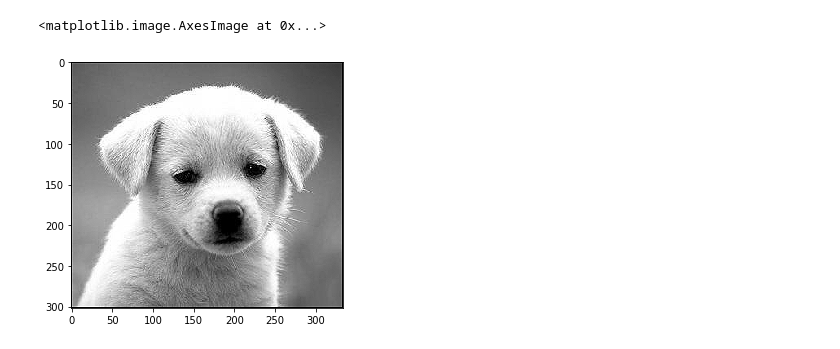
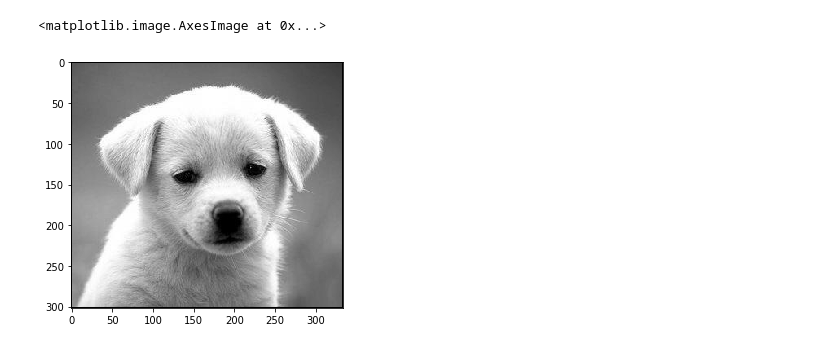
Before and after one commit to lukas/ml-class, a Jupyter notebook: keras-cnn/convolution.ipynb, the cells around one changed output. Drawn from its saved outputs; the diff is of its cells as text; code cells hidden in the pictures.

```diff
--- a/keras-cnn/convolution.ipynb
+++ b/keras-cnn/convolution.ipynb
@@ -6,13 +6,15 @@ import numpy as np
 from skimage import io
 from skimage import data
 from scipy.signal import convolve2d
-# %%
-image = io.imread('dog.jpg', as_grey=True)
-kernel = [[0.0, -0.25, 0.0],
-          [-0.25, 2.0, -0.25],
-          [0.0, -0.25, 0.0]]
-new_image = convolve2d(image, kernel).clip(0.0, 1.0)
-io.imshow(new_image)
-# %% [output]
-<matplotlib.image.AxesImage at 0x...>
-[figure, removed]
+# %%
+image = io.imread('dog.jpg', as_gray=True)
+kernel = [[0.0, 0.0, 0.0],
+          [0.0, 1.0, 0.0],
+          [0.0, 0.0, 0.0]]
+features = convolve2d(image, kernel)
+#Normalize between 0.0 and 1.0
+features = (features - np.min(features)) / np.ptp(features)
+io.imshow(features, cmap='gray')
+# %% [output]
+<matplotlib.image.AxesImage at 0x...>
+[figure, added]
```
Also changed, not shown: 1 other file.
